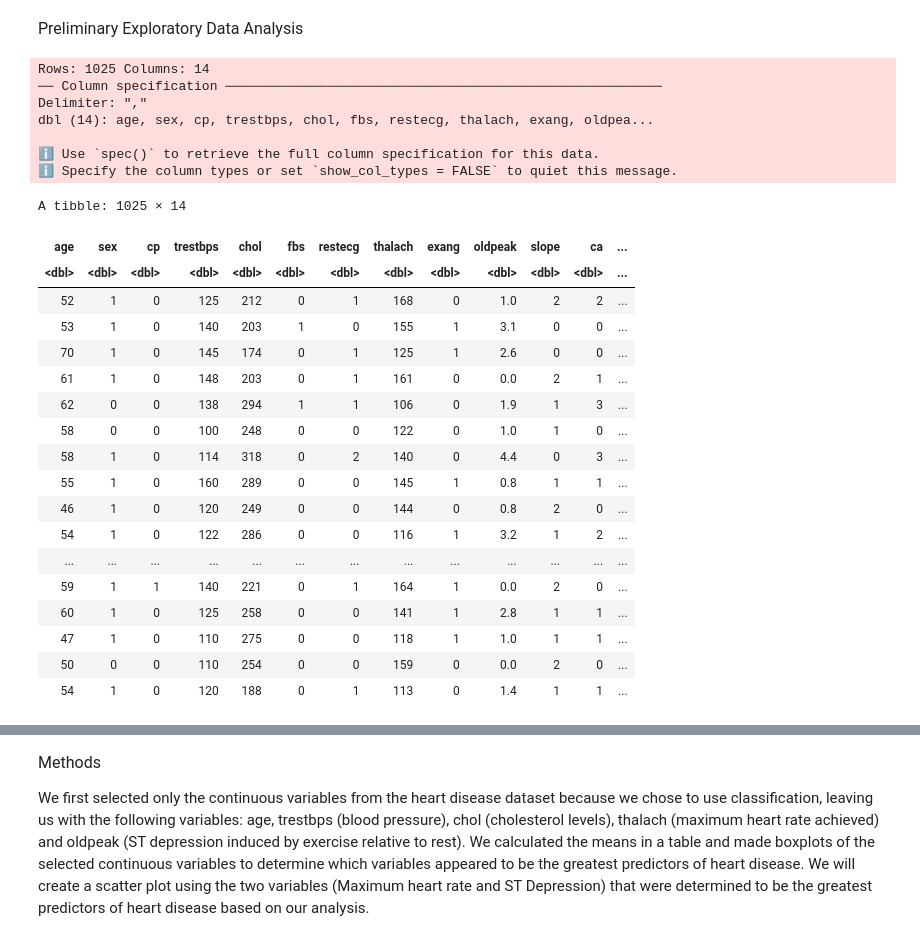
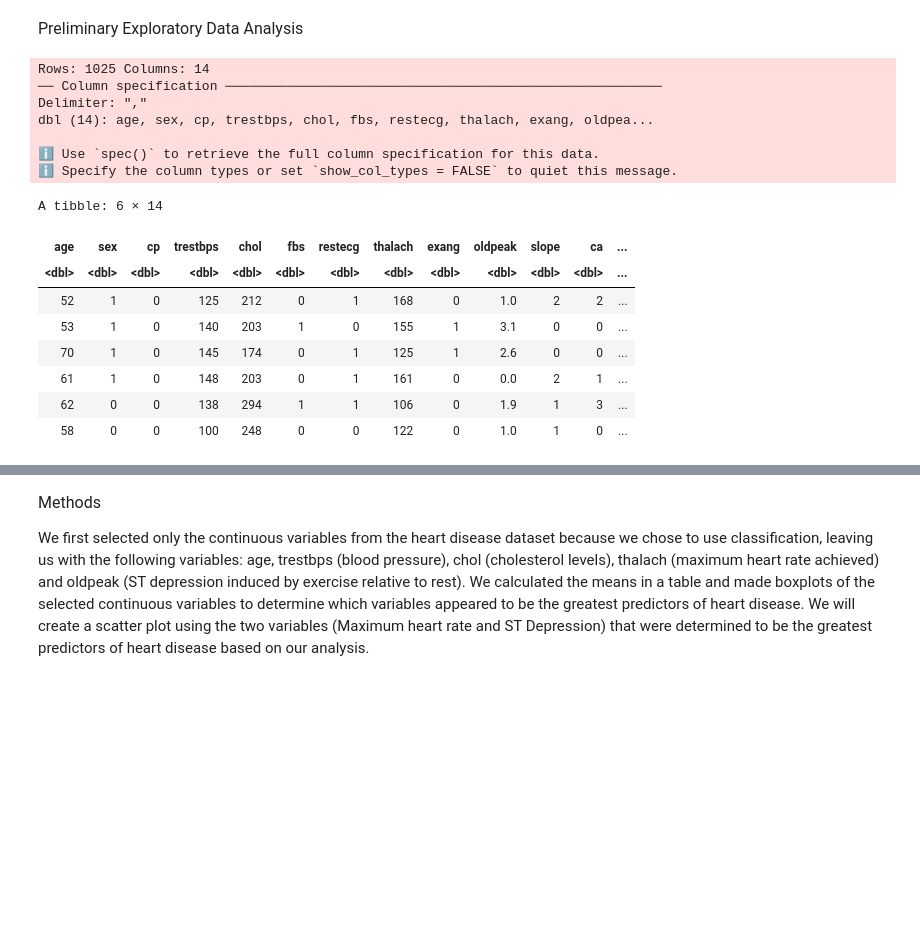
Before and after one commit to maggie63/dsci-100-group-34, a Jupyter notebook: proposal.ipynb, the cells around one changed output, grey strips where cells are left out. Saved outputs shown, nothing was run; the diff lists cells and outputs as text; code cells hidden in the pictures; blank space fills up the shorter version.

Commit message:
made corrections to code
set seed, added comments, changed dataframe to print out only the first few rows

```diff
--- a/proposal.ipynb
+++ b/proposal.ipynb
@@ -18,34 +19,27 @@ library(tidymodels)
 library(dplyr)
 library(patchwork)
 # %%
+# Reading dataframe from the internet and storing it to a variable
 heart_disease <- read_csv("https://raw.githubusercontent.com/maggie63/dsci-100-group-34/main/data/heart.csv") |>
     mutate(target = as_factor(target))
-heart_disease
+
+# Printing the first few rows of the dataframe
+head(heart_disease)
 # %% [output]
 Rows: 1025 Columns: 14
 ── Column specification ────────────────────────────────────────────────────────
 Delimiter: ","
 dbl (14): age, sex, cp, trestbps, chol, fbs, restecg, thalach, exang, oldpea...
 
 ℹ Use `spec()` to retrieve the full column specification for this data.
 ℹ Specify the column types or set `show_col_types = FALSE` to quiet this message.
-A tibble: 1025 × 14
+A tibble: 6 × 14
 | age | sex | cp | trestbps | chol | fbs | restecg | thalach | exang | oldpeak | slope | ca | ... |
 | <dbl> | <dbl> | <dbl> | <dbl> | <dbl> | <dbl> | <dbl> | <dbl> | <dbl> | <dbl> | <dbl> | <dbl> | ... |
 | 52 | 1 | 0 | 125 | 212 | 0 | 1 | 168 | 0 | 1.0 | 2 | 2 | ... |
 | 53 | 1 | 0 | 140 | 203 | 1 | 0 | 155 | 1 | 3.1 | 0 | 0 | ... |
 | 70 | 1 | 0 | 145 | 174 | 0 | 1 | 125 | 1 | 2.6 | 0 | 0 | ... |
 | 61 | 1 | 0 | 148 | 203 | 0 | 1 | 161 | 0 | 0.0 | 2 | 1 | ... |
 | 62 | 0 | 0 | 138 | 294 | 1 | 1 | 106 | 0 | 1.9 | 1 | 3 | ... |
 | 58 | 0 | 0 | 100 | 248 | 0 | 0 | 122 | 0 | 1.0 | 1 | 0 | ... |
-| 58 | 1 | 0 | 114 | 318 | 0 | 2 | 140 | 0 | 4.4 | 0 | 3 | ... |
-| 55 | 1 | 0 | 160 | 289 | 0 | 0 | 145 | 1 | 0.8 | 1 | 1 | ... |
-| 46 | 1 | 0 | 120 | 249 | 0 | 0 | 144 | 0 | 0.8 | 2 | 0 | ... |
-| 54 | 1 | 0 | 122 | 286 | 0 | 0 | 116 | 1 | 3.2 | 1 | 2 | ... |
-| ... | ... | ... | ... | ... | ... | ... | ... | ... | ... | ... | ... | ... |
-| 59 | 1 | 1 | 140 | 221 | 0 | 1 | 164 | 1 | 0.0 | 2 | 0 | ... |
-| 60 | 1 | 0 | 125 | 258 | 0 | 0 | 141 | 1 | 2.8 | 1 | 1 | ... |
-| 47 | 1 | 0 | 110 | 275 | 0 | 0 | 118 | 1 | 1.0 | 1 | 1 | ... |
-| 50 | 0 | 0 | 110 | 254 | 0 | 0 | 159 | 0 | 0.0 | 2 | 0 | ... |
-| 54 | 1 | 0 | 120 | 188 | 0 | 1 | 113 | 0 | 1.4 | 1 | 1 | ... |
 # %%
```
Also changed, not shown: parts of 4 cells of this notebook.
